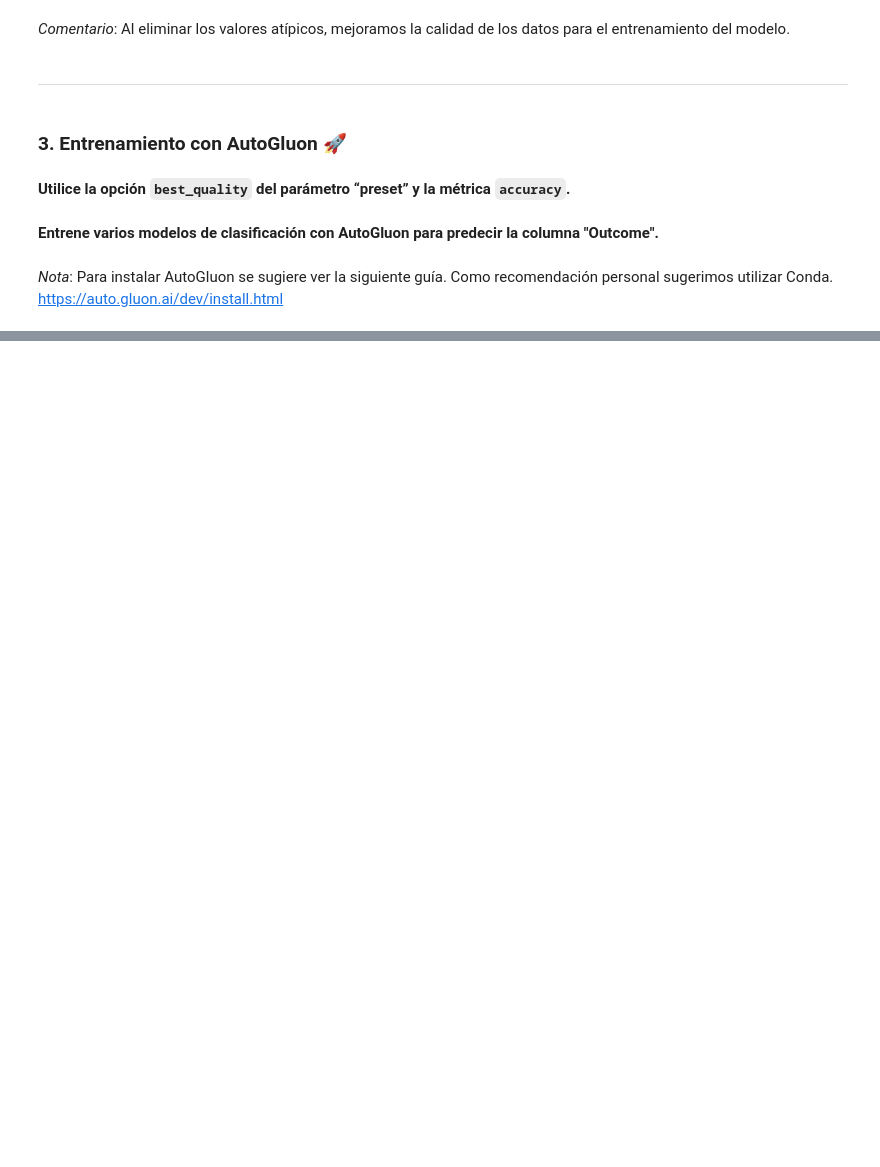
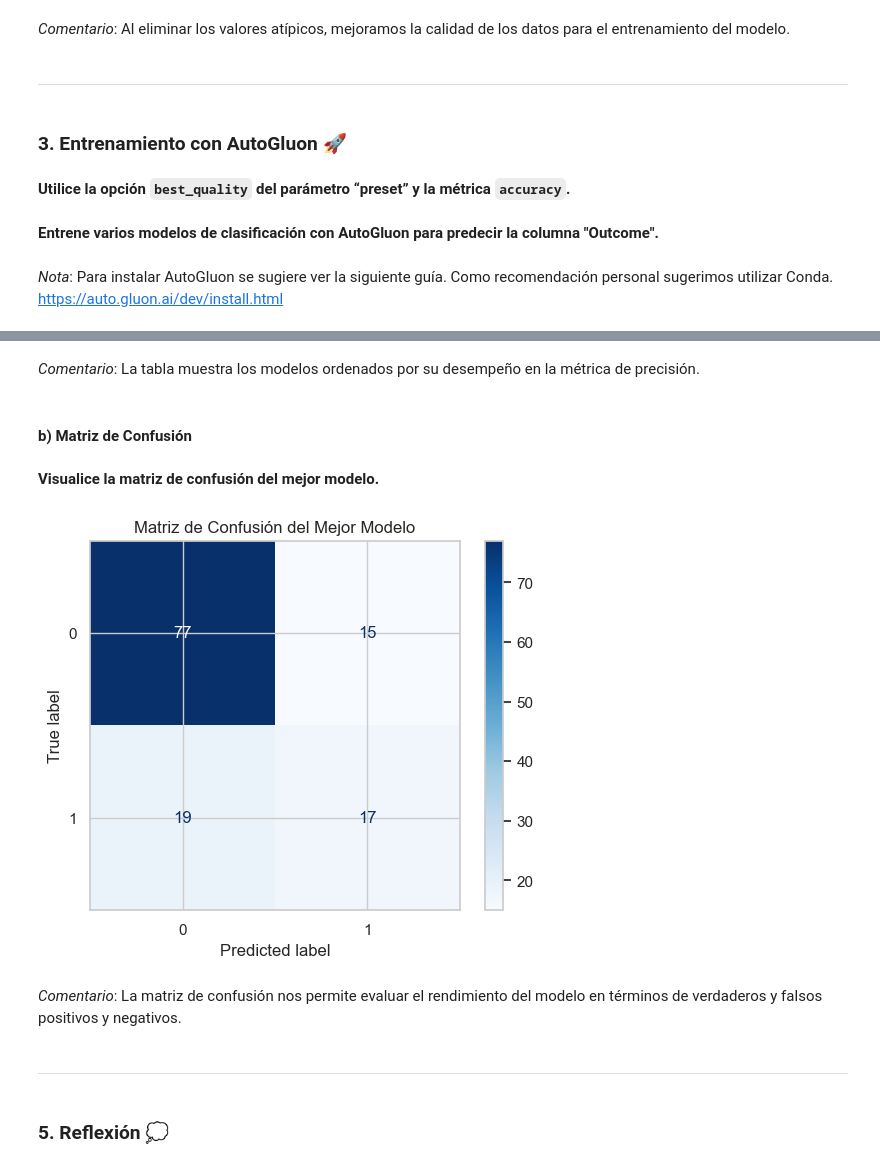
Before and after one commit to UVG-Works-Hub/autogluon-diabetes-prediction, a Jupyter notebook: autogluon.ipynb, the cells around one changed output, grey strips where cells are left out. Cells and saved outputs as stored; diff of their text form; code cells hidden in the pictures; blank space fills up the shorter version.

```diff
--- a/autogluon.ipynb
+++ b/autogluon.ipynb
@@ -159,0 +245,29 @@ predictor = TabularPredictor(label=objetivo, eval_metric='accuracy').fit(
+# %% [markdown]
+*Comentario*: La tabla muestra los modelos ordenados por su desempeño en la métrica de precisión.
+# %% [markdown]
+#### b) Matriz de Confusión
+# %% [markdown]
+**Visualice la matriz de confusión del mejor modelo.**
+# %%
+from sklearn.metrics import confusion_matrix, ConfusionMatrixDisplay
+
+# Realizar predicciones en el conjunto de prueba
+y_true = test_data[objetivo]
+y_pred = predictor.predict(test_data.drop(columns=[objetivo]))
+
+# Generar la matriz de confusión
+cm = confusion_matrix(y_true, y_pred)
+
+# Visualizar la matriz de confusión
+disp = ConfusionMatrixDisplay(confusion_matrix=cm)
+disp.plot(cmap='Blues')
+plt.title("Matriz de Confusión del Mejor Modelo")
+plt.show()
+# %% [output]
+[figure, added]
+# %% [markdown]
+*Comentario*: La matriz de confusión nos permite evaluar el rendimiento del modelo en términos de verdaderos y falsos positivos y negativos.
+# %% [markdown]
+---
+# %% [markdown]
+### 5. Reflexión 💭
```
Also changed, not shown: parts of 10 cells of this notebook, 1 other file.
